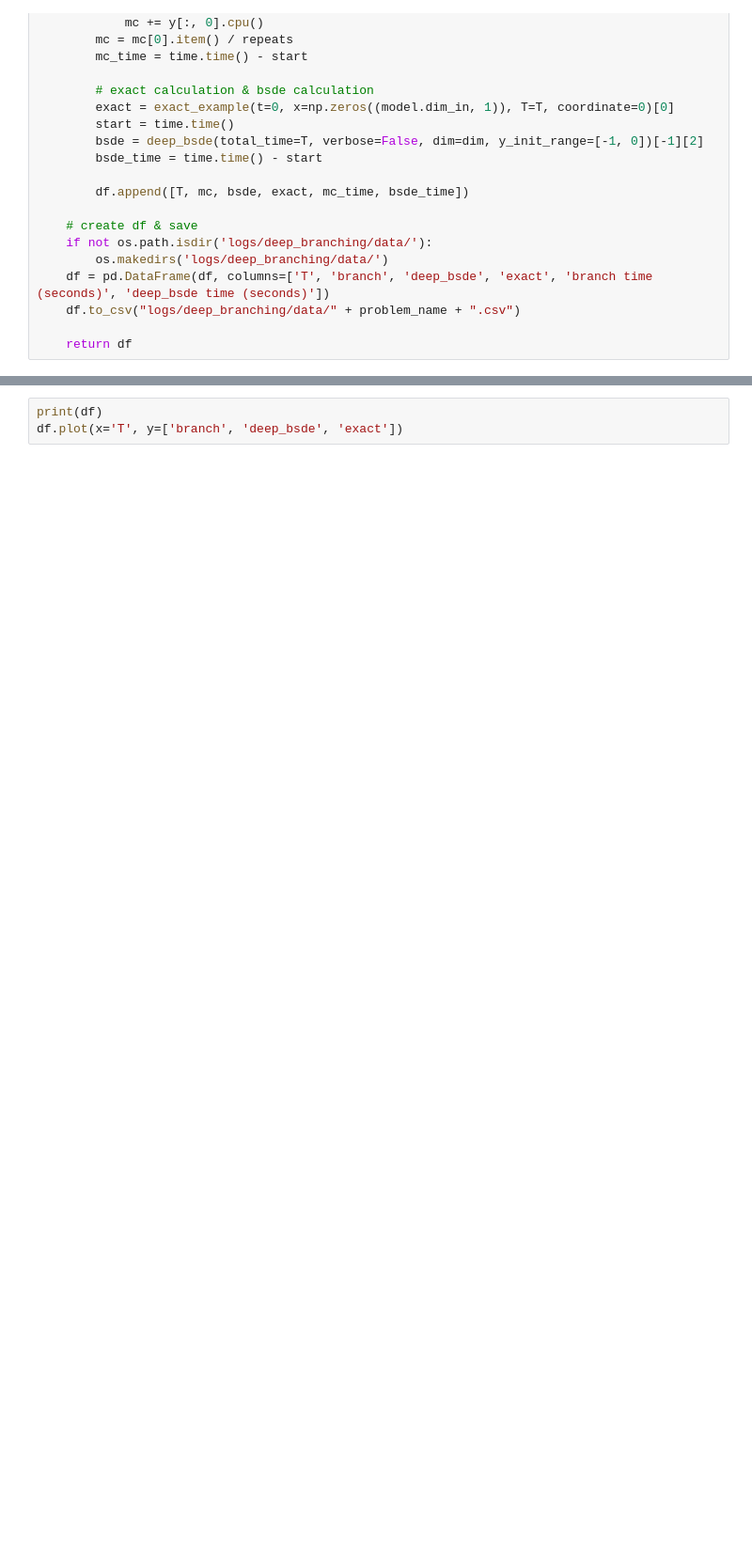
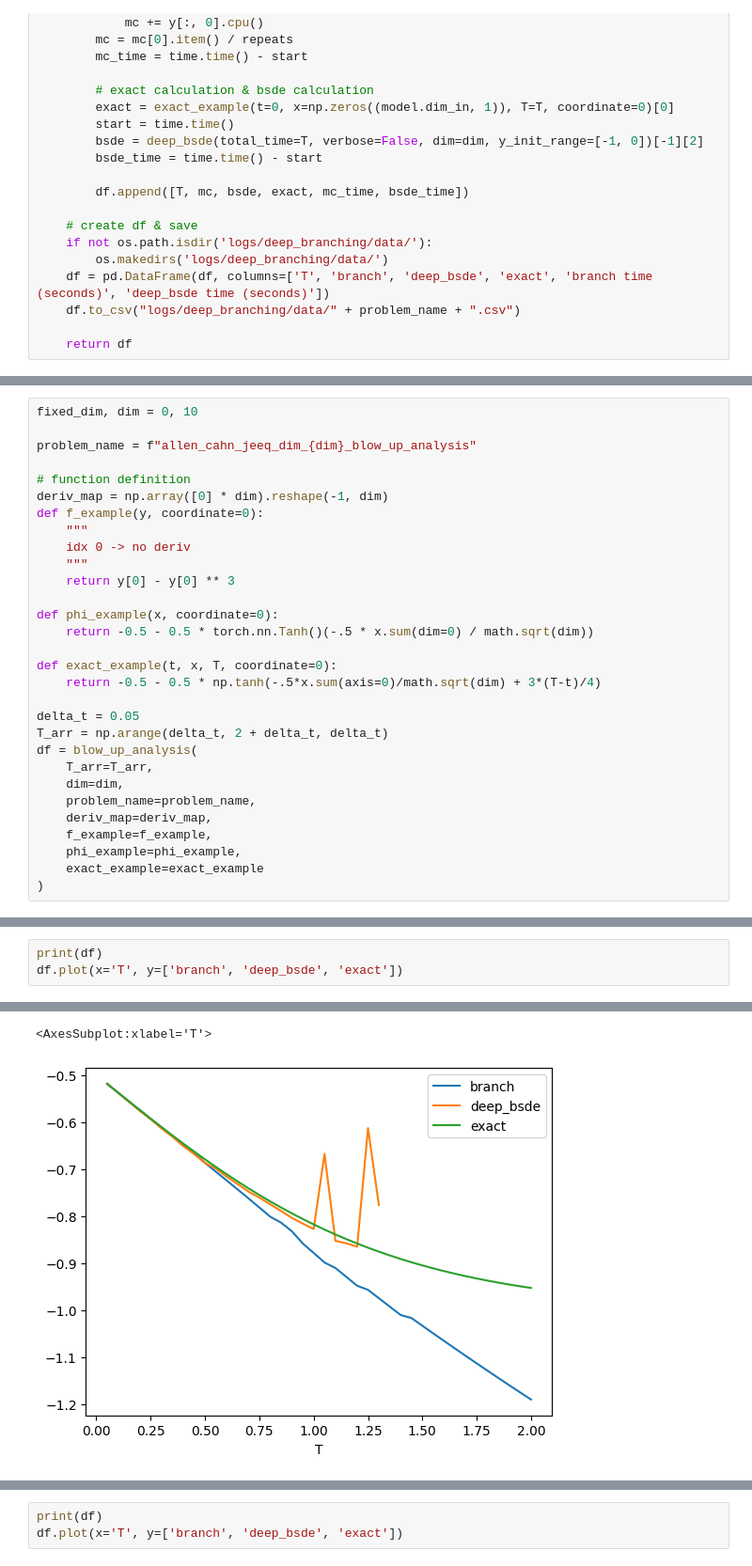
Before and after one commit to nguwijy/deep_branching_with_domain, a Jupyter notebook: notebooks/coding_trees.ipynb, the cells around one changed output, grey strips where cells are left out. Shown: that part at 94% size. Drawn from its saved outputs; the diff is of its cells as text; blank space fills up the shorter version.

```diff
--- a/notebooks/coding_trees.ipynb
+++ b/notebooks/coding_trees.ipynb
@@ -755,0 +842,30 @@ def blow_up_analysis(T_arr, dim, problem_name, deriv_map, f_example, phi_example
+# %%
+fixed_dim, dim = 0, 10
+
+problem_name = f"allen_cahn_jeeq_dim_{dim}_blow_up_analysis"
+
+# function definition
+deriv_map = np.array([0] * dim).reshape(-1, dim)
+def f_example(y, coordinate=0):
+    """
+    idx 0 -> no deriv
+    """
+    return y[0] - y[0] ** 3
+
+def phi_example(x, coordinate=0):
+    return -0.5 - 0.5 * torch.nn.Tanh()(-.5 * x.sum(dim=0) / math.sqrt(dim))
+
+def exact_example(t, x, T, coordinate=0):
+    return -0.5 - 0.5 * np.tanh(-.5*x.sum(axis=0)/math.sqrt(dim) + 3*(T-t)/4)
+
+delta_t = 0.05
+T_arr = np.arange(delta_t, 2 + delta_t, delta_t)
+df = blow_up_analysis(
+    T_arr=T_arr,
+    dim=dim,
+    problem_name=problem_name,
+    deriv_map=deriv_map,
+    f_example=f_example,
+    phi_example=phi_example,
+    exact_example=exact_example
+)
@@ -755,0 +901,4 @@ def blow_up_analysis(T_arr, dim, problem_name, deriv_map, f_example, phi_example
+# %%
+print(df)
+df.plot(x='T', y=['branch', 'deep_bsde', 'exact'])
+# %% [output]
@@ -755,0 +922,2 @@ def blow_up_analysis(T_arr, dim, problem_name, deriv_map, f_example, phi_example
+<AxesSubplot:xlabel='T'>
+[figure, added]
```
Also changed, not shown: parts of 7 cells of this notebook, 2 other files.
